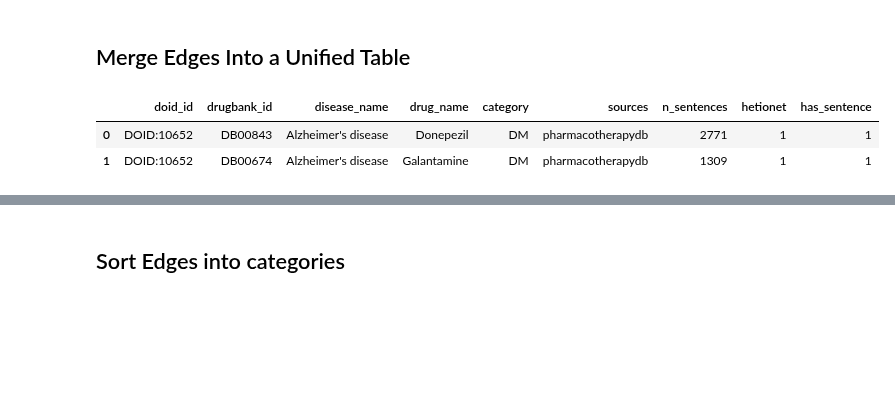
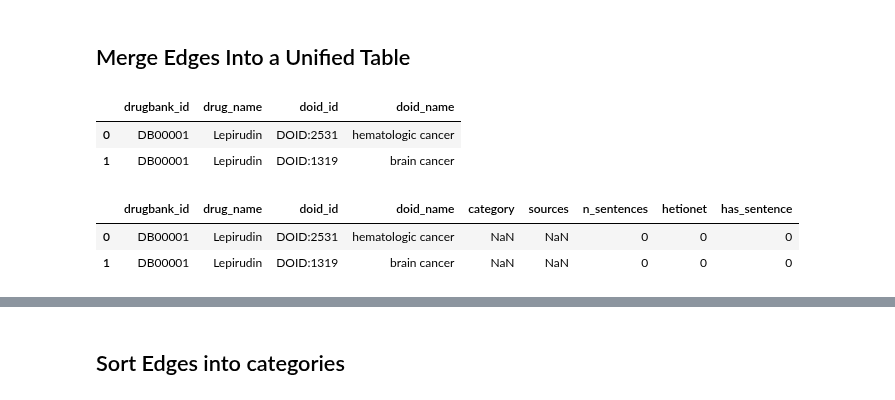
Before and after one commit to greenelab/snorkeling, a Jupyter notebook: compound_disease/compound_treats_disease/datafile/compound_disease_datafile_generator.ipynb, the cells around one changed output, grey strips where cells are left out. Cells and saved outputs as stored; diff of their text form; code cells hidden in the pictures; blank space fills up the shorter version.

```diff
--- a/compound_disease/compound_treats_disease/datafile/compound_disease_datafile_generator.ipynb
+++ b/compound_disease/compound_treats_disease/datafile/compound_disease_datafile_generator.ipynb
@@ -58,7 +58,7 @@ compound_treats_palliates_disease_df = (
     pd.read_table(ctpd_url)
     .assign(sources='pharmacotherapydb')
     .drop(["n_curators", "n_resources"], axis=1)
-    .rename(index=str, columns={"drug": "drug_name", "disease":"disease_name"})
+    .rename(index=str, columns={"drug": "drug_name", "disease":"doid_name"})
 )
 compound_treats_palliates_disease_df.head(2)
 # %% [output]
@@ -81,19 +81,39 @@ compound_disease_sentence_df.head(2)
 | 1 | DB00001 | DOID:784 | 1 |
 # %% [markdown]
 ## Merge Edges Into a Unified Table
+# %%
+compound_disease_map_df = (
+    drugbank_df[["drugbank_id", "drug_name"]]
+    .assign(key=1)
+    .merge(disease_ontology_df[["doid_id", "doid_name"]].assign(key=1))
+    .drop("key", axis=1)
+)
+compound_disease_map_df.head(2)
+# %% [output]
+|  | drugbank_id | drug_name | doid_id | doid_name |
+| 0 | DB00001 | Lepirudin | DOID:2531 | hematologic cancer |
+| 1 | DB00001 | Lepirudin | DOID:1319 | brain cancer |
 # %%
 compound_treats_disease_df = (
-    compound_treats_palliates_disease_df
-    .query("category=='DM'")
-    .merge(compound_disease_sentence_df, on=["drugbank_id", "doid_id"], how="right")
+    compound_disease_map_df
+    .merge(
+        compound_treats_palliates_disease_df
+        .query("category=='DM'")
+        [["doid_id", "drugbank_id", "category", "sources"]],
+        on=["drugbank_id", "doid_id"],
+        how="left"
+    )
+    .merge(compound_disease_sentence_df, on=["drugbank_id", "doid_id"], how="left")
+    .fillna({"n_sentences": 0})
+    .astype({"n_sentences": int})
 )
 compound_treats_disease_df=(
     compound_treats_disease_df
     .assign(hetionet=compound_treats_disease_df.sources.notnull().astype(int))
     .assign(has_sentence=(compound_treats_disease_df.n_sentences > 0).astype(int))
 )
 compound_treats_disease_df.head(2)
 # %% [output]
-|  | doid_id | drugbank_id | disease_name | drug_name | category | sources | n_sentences | hetionet | has_sentence |
-| 0 | DOID:10652 | DB00843 | Alzheimer's disease | Donepezil | DM | pharmacotherapydb | 2771 | 1 | 1 |
-| 1 | DOID:10652 | DB00674 | Alzheimer's disease | Galantamine | DM | pharmacotherapydb | 1309 | 1 | 1 |
+|  | drugbank_id | drug_name | doid_id | doid_name | category | sources | n_sentences | hetionet | has_sentence |
+| 0 | DB00001 | Lepirudin | DOID:2531 | hematologic cancer | NaN | NaN | 0 | 0 | 0 |
+| 1 | DB00001 | Lepirudin | DOID:1319 | brain cancer | NaN | NaN | 0 | 0 | 0 |
```
Also changed, not shown: parts of 16 cells of this notebook, 14 other files.
